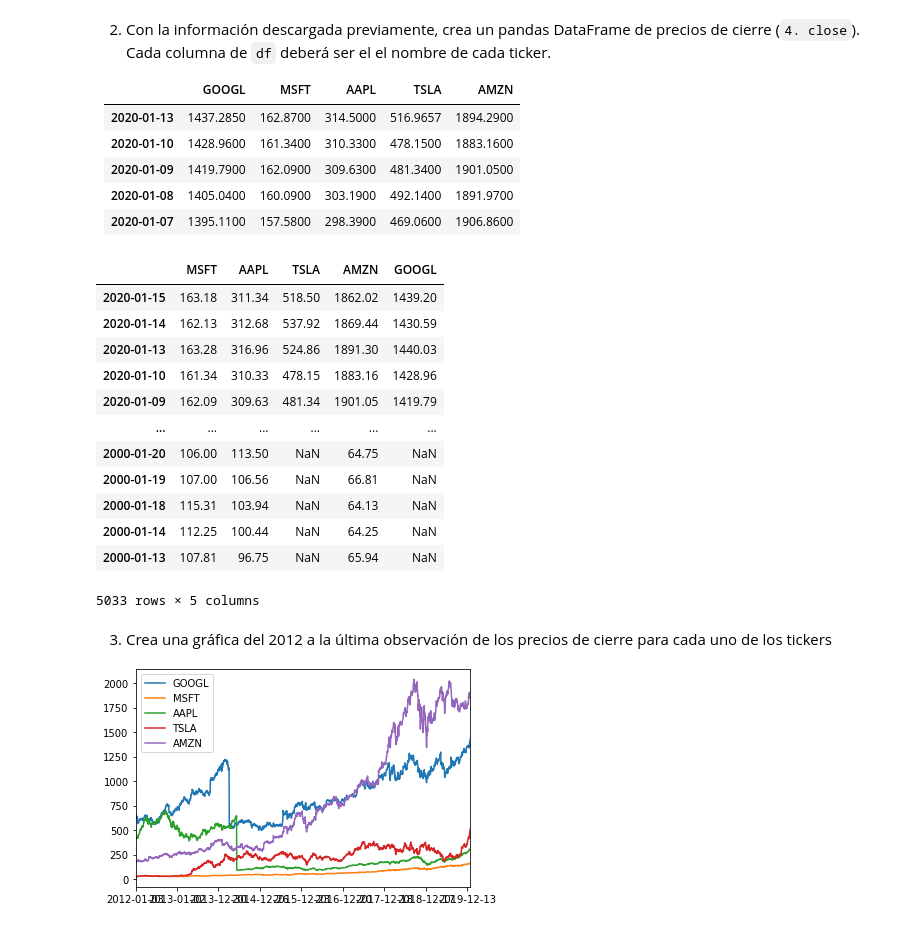
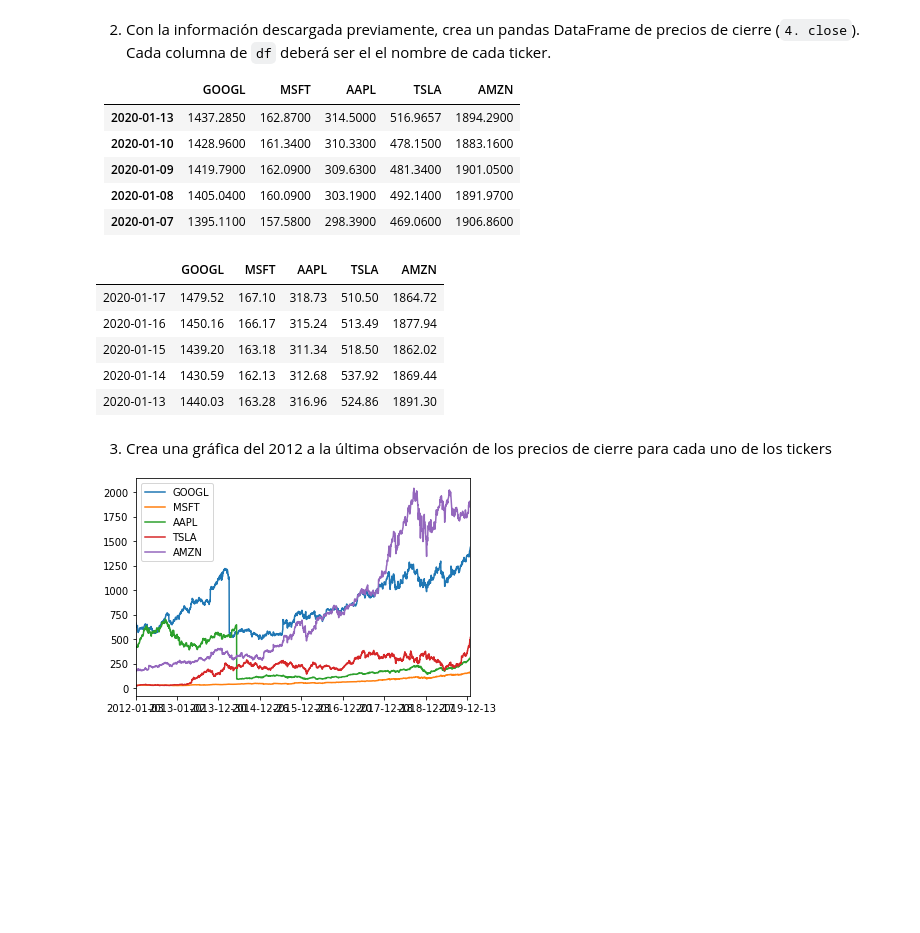
Before and after one commit to AndresNietoGuadarrama/Tareas_Diplomadi, a Jupyter notebook: ds-exam_andresNieto.ipynb, the cells around one changed output. Cells and saved outputs as stored; diff of their text form; code cells hidden in the pictures; blank space fills up the shorter version.

```diff
--- a/ds-exam_andresNieto.ipynb
+++ b/ds-exam_andresNieto.ipynb
@@ -59,28 +63,22 @@ To retain the current behavior and silence the warning, pass 'sort=True'.
 # %%
 import datetime
 from datetime import datetime
-l_tickers.append('GOOGL')
+#l_tickers.append('GOOGL')
 date_index=pd.to_datetime(df.index)
 df.index=date_index
 df['indice']=df.index
 df=df.sort_values(by=['indice'],ascending=False)
 df=df[l_tickers]
 df=df.astype(float)
-df
-# %% [output]
-|  | MSFT | AAPL | TSLA | AMZN | GOOGL |
-| 2020-01-15 | 163.18 | 311.34 | 518.50 | 1862.02 | 1439.20 |
-| 2020-01-14 | 162.13 | 312.68 | 537.92 | 1869.44 | 1430.59 |
-| 2020-01-13 | 163.28 | 316.96 | 524.86 | 1891.30 | 1440.03 |
-| 2020-01-10 | 161.34 | 310.33 | 478.15 | 1883.16 | 1428.96 |
-| 2020-01-09 | 162.09 | 309.63 | 481.34 | 1901.05 | 1419.79 |
-| ... | ... | ... | ... | ... | ... |
-| 2000-01-20 | 106.00 | 113.50 | NaN | 64.75 | NaN |
-| 2000-01-19 | 107.00 | 106.56 | NaN | 66.81 | NaN |
-| 2000-01-18 | 115.31 | 103.94 | NaN | 64.13 | NaN |
-| 2000-01-14 | 112.25 | 100.44 | NaN | 64.25 | NaN |
-| 2000-01-13 | 107.81 | 96.75 | NaN | 65.94 | NaN |
-5033 rows × 5 columns
+# %%
+df.head(5)
+# %% [output]
+|  | GOOGL | MSFT | AAPL | TSLA | AMZN |
+| 2020-01-17 | 1479.52 | 167.10 | 318.73 | 510.50 | 1864.72 |
+| 2020-01-16 | 1450.16 | 166.17 | 315.24 | 513.49 | 1877.94 |
+| 2020-01-15 | 1439.20 | 163.18 | 311.34 | 518.50 | 1862.02 |
+| 2020-01-14 | 1430.59 | 162.13 | 312.68 | 537.92 | 1869.44 |
+| 2020-01-13 | 1440.03 | 163.28 | 316.96 | 524.86 | 1891.30 |
 # %% [markdown]
 3. Crea una gráfica del 2012 a la última observación de los precios de cierre para cada uno de los tickers
 
```
Also changed, not shown: parts of 17 cells of this notebook.
